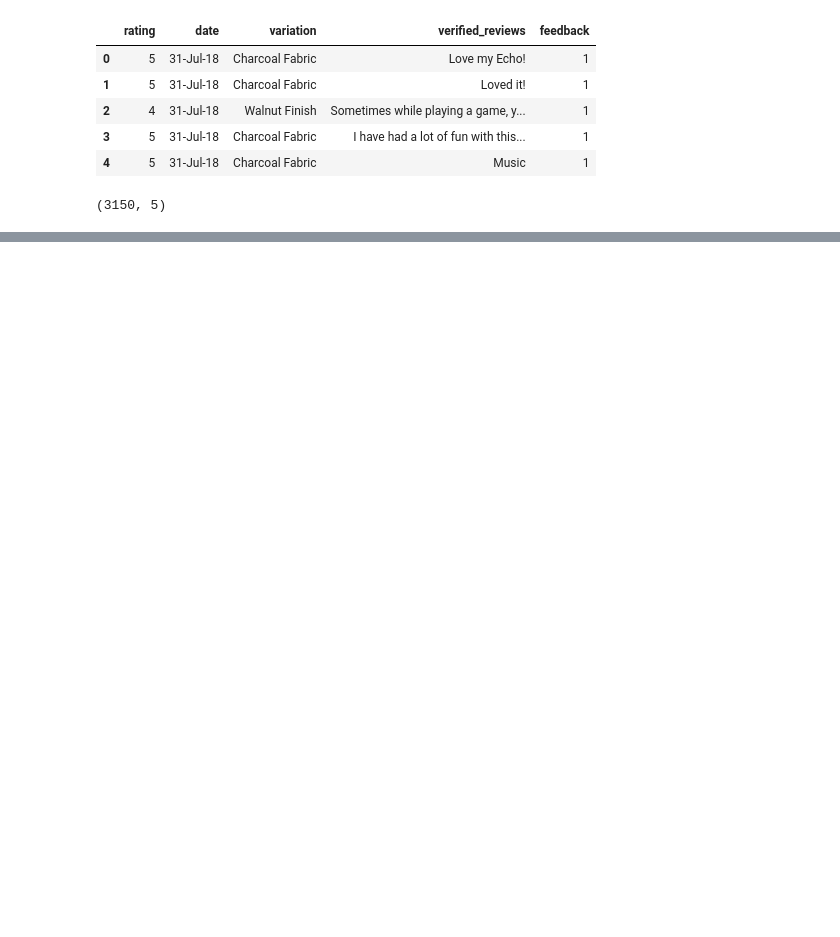
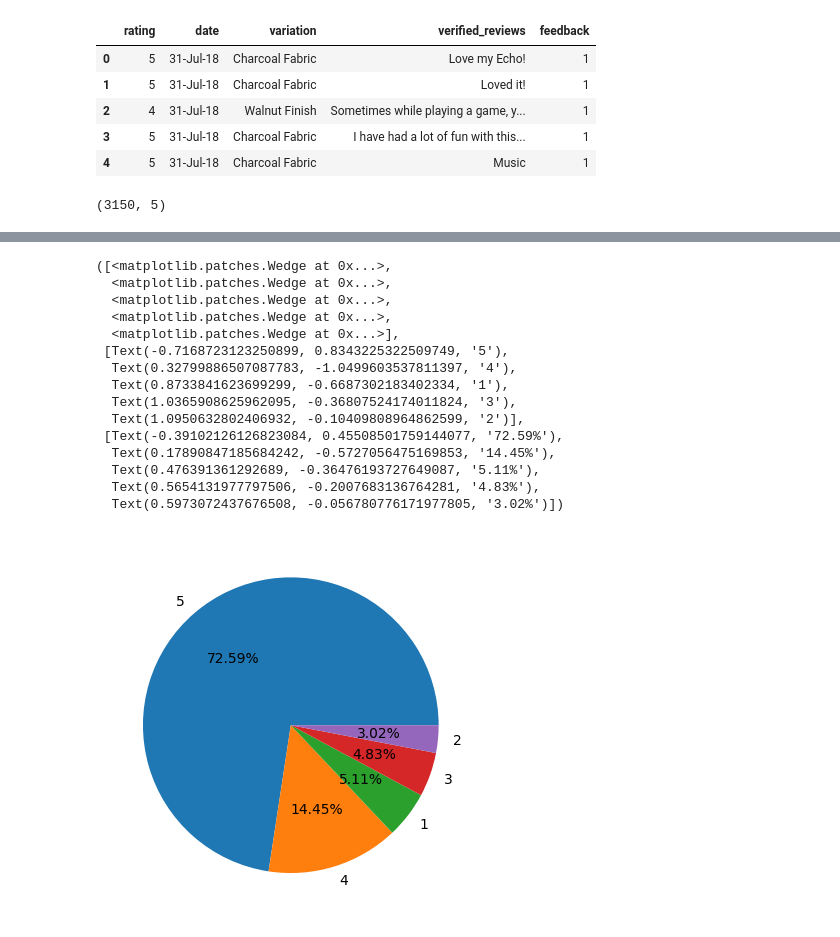
Before and after one commit to SriRamK345/Sentiment_Analysis_Amazon_Review, a Jupyter notebook: Senti.ipynb, the cells around one changed output, grey strips where cells are left out. Drawn from its saved outputs; the diff is of its cells as text; code cells hidden in the pictures; blank space fills up the shorter version.

```diff
--- a/Senti.ipynb
+++ b/Senti.ipynb
@@ -29,0 +96,19 @@ dtype: int64
+# %%
+plt.pie(df.rating.value_counts(), labels = df.rating.value_counts().index, autopct="%1.2f%%")
+# %% [output]
+([<matplotlib.patches.Wedge at 0x...>,
+  <matplotlib.patches.Wedge at 0x...>,
+  <matplotlib.patches.Wedge at 0x...>,
+  <matplotlib.patches.Wedge at 0x...>,
+  <matplotlib.patches.Wedge at 0x...>],
+ [Text(-0.7168723123250899, 0.8343225322509749, '5'),
+  Text(0.32799886507087783, -1.0499603537811397, '4'),
+  Text(0.8733841623699299, -0.6687302183402334, '1'),
+  Text(1.0365908625962095, -0.36807524174011824, '3'),
+  Text(1.0950632802406932, -0.10409808964862599, '2')],
+ [Text(-0.39102126126823084, 0.45508501759144077, '72.59%'),
+  Text(0.17890847185684242, -0.5727056475169853, '14.45%'),
+  Text(0.476391361292689, -0.36476193727649087, '5.11%'),
+  Text(0.5654131977797506, -0.2007683136764281, '4.83%'),
+  Text(0.5973072437676508, -0.056780776171977805, '3.02%')])
+[figure, added]
```
Also changed, not shown: parts of 16 cells of this notebook.
